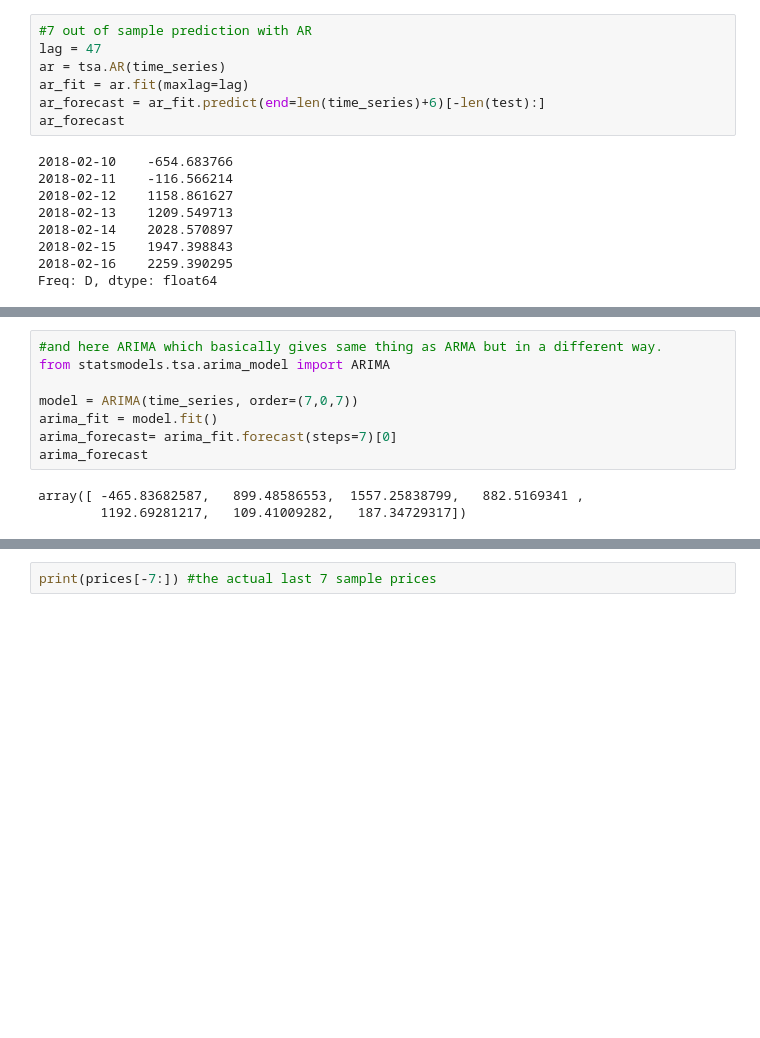
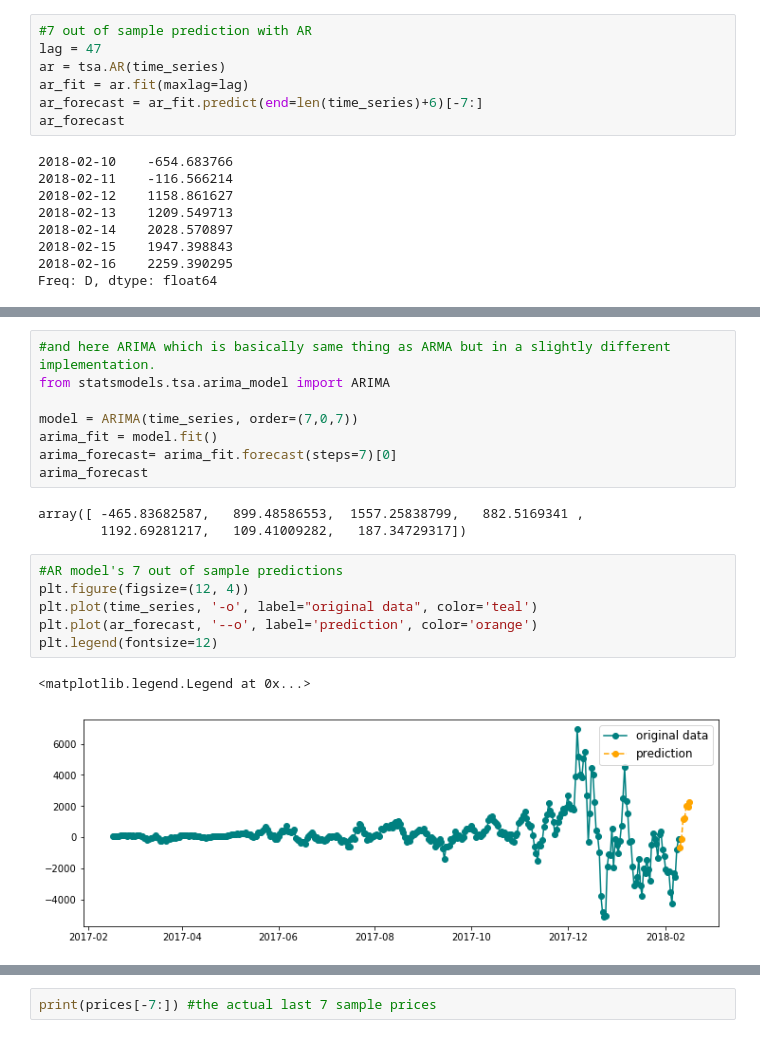
Before and after one commit to jessgess/Time_Series_Analysis_ARIMA, a Jupyter notebook: time_series.ipynb, the cells around one changed output, grey strips where cells are left out. Cells and saved outputs as stored; diff of their text form; blank space fills up the shorter version.

Commit message:
actual future data added

```diff
--- a/time_series.ipynb
+++ b/time_series.ipynb
@@ -190,7 +187,7 @@ test = time_series[-7:]
 lag = 47
 ar = tsa.AR(time_series)
 ar_fit = ar.fit(maxlag=lag)
-ar_forecast = ar_fit.predict(end=len(time_series)+6)[-len(test):]
+ar_forecast = ar_fit.predict(end=len(time_series)+6)[-7:]
 ar_forecast
 # %% [output]
 2018-02-10    -654.683766
@@ -217,7 +214,7 @@ arma_forecast
 2018-02-16     187.347293
 Freq: D, dtype: float64
 # %%
-#and here ARIMA which basically gives same thing as ARMA but in a different way.
+#and here ARIMA which is basically same thing as ARMA but in a slightly different implementation.
 from statsmodels.tsa.arima_model import ARIMA
 
 model = ARIMA(time_series, order=(7,0,7))
@@ -227,4 +224,13 @@ arima_forecast
 # %% [output]
 array([ -465.83682587,   899.48586553,  1557.25838799,   882.5169341 ,
         1192.69281217,   109.41009282,   187.34729317])
+# %%
+#AR model's 7 out of sample predictions
+plt.figure(figsize=(12, 4))
+plt.plot(time_series, '-o', label="original data", color='teal')
+plt.plot(ar_forecast, '--o', label='prediction', color='orange')
+plt.legend(fontsize=12)
+# %% [output]
+<matplotlib.legend.Legend at 0x...>
+[figure, added]
 # %%
```
Also changed, not shown: parts of 8 cells of this notebook, 1 other file.
